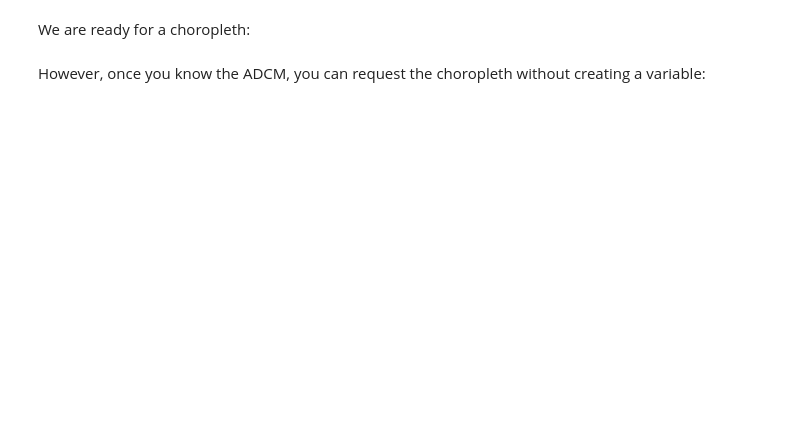
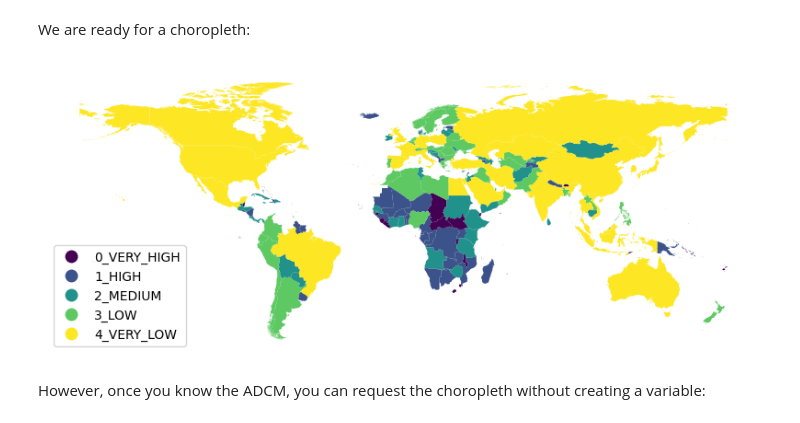
Before and after one commit to nuriacasana/introgeodf, a Jupyter notebook: index.ipynb, the cells around one changed output. Cells and saved outputs as stored; diff of their text form; code cells hidden in the pictures; blank space fills up the shorter version.

```diff
--- a/index.ipynb
+++ b/index.ipynb
@@ -1120,7 +1119,7 @@ sns.displot(pd.melt(pd.DataFrame(QtScaled_data,columns=DataNames)),
 # %% [markdown]
 Let's keep the last one:
 # %%
-theMapAndData['fragility_Qt']=QtScaled_data[:,0]
+theMapAndData['co2_Qt']=QtScaled_data[:,0]
 # %% [markdown]
 ### Discretizing
 # %% [markdown]
@@ -1140,7 +1157,7 @@ np.random.seed(12345) # so we all get the same results!
 
 # let's try 5 intervals
 K=5
-theVar=theMapAndData.fragility_Qt
+theVar=theMapAndData.co2_Qt
 # same interval width, easy interpretation
 ei5 = mapclassify.EqualInterval(theVar, k=K)
 # same interval width based on standard deviation, easy - but not as the previous one, poor when high skewness
@@ -1178,6 +1198,6 @@ adcms.sort_values('ADCM').plot.barh(x='Classifier')
 # %% [markdown]
 Let's save the best strategy:
 # %%
-theMapAndData['fragility_Qt_jc5'] = jc5.yb
+theMapAndData['co2_Qt_jc5'] = jc5.yb
 # %%
 # there you are
@@ -1193,9 +1228,9 @@ pd.concat([theMapAndData[['fragility_Qt',col]].groupby(col,as_index=False).agg(a
 We could create a new column:
 # %%
 # renaming
-newLabelsForLevels={0:"0_Great", 1:"1_Good", 2:"2_Middle", 3:"3_Bad", 4:"4_Poor"}
+newLabelsForLevels={0:"0_VERY_HIGH", 1:"1_HIGH", 2:"2_MEDIUM", 3:"3_LOW", 4:"4_VERY_LOW"}
 
-theMapAndData['fragility_Qt_jc5_cat']=theMapAndData.loc[:,'fragility_Qt_jc5'].replace(newLabelsForLevels)
+theMapAndData['co2_Qt_jc5_cat']=theMapAndData.loc[:,'co2_Qt_jc5'].replace(newLabelsForLevels)
 
 # we have
-theMapAndData[['fragility_Qt','fragility_Qt_jc5','fragility_Qt_jc5_cat']].head(20)
+theMapAndData[['co2_Qt','co2_Qt_jc5','co2_Qt_jc5_cat']].head(20)
@@ -1204,22 +1257,24 @@ We are ready for a choropleth:
 # %%
 import matplotlib.pyplot as plt
 
 f, ax = plt.subplots(1, figsize=(10, 10))
-theMapAndData.plot(column='fragility_Qt_jc5_cat', # variable to plot
+theMapAndData.plot(column='co2_Qt_jc5_cat', # variable to plot
                    cmap='viridis', # set of colors
                    categorical=True, # can be interpreted as category
                    edgecolor='white', # border color
                    linewidth=0., # width of border
                    alpha=1, # level of transparency (0 is invisible)
                    legend=True, # need a legend?
                    # location of legend: 'best', 'upper right', 'upper left', 'lower left',
                    # 'lower right', 'right', 'center left', 'center right',
                    # 'lower center', 'upper center', 'center'
                    legend_kwds={'loc':"lower left"},
         ax=ax
        )
 
 ax.set_axis_off()
+# %% [output]
+[figure, added]
 # %% [markdown]
 However, once you know the ADCM, you can request the choropleth without creating a variable:
 # %%
```
Also changed, not shown: parts of 8 cells of this notebook.
